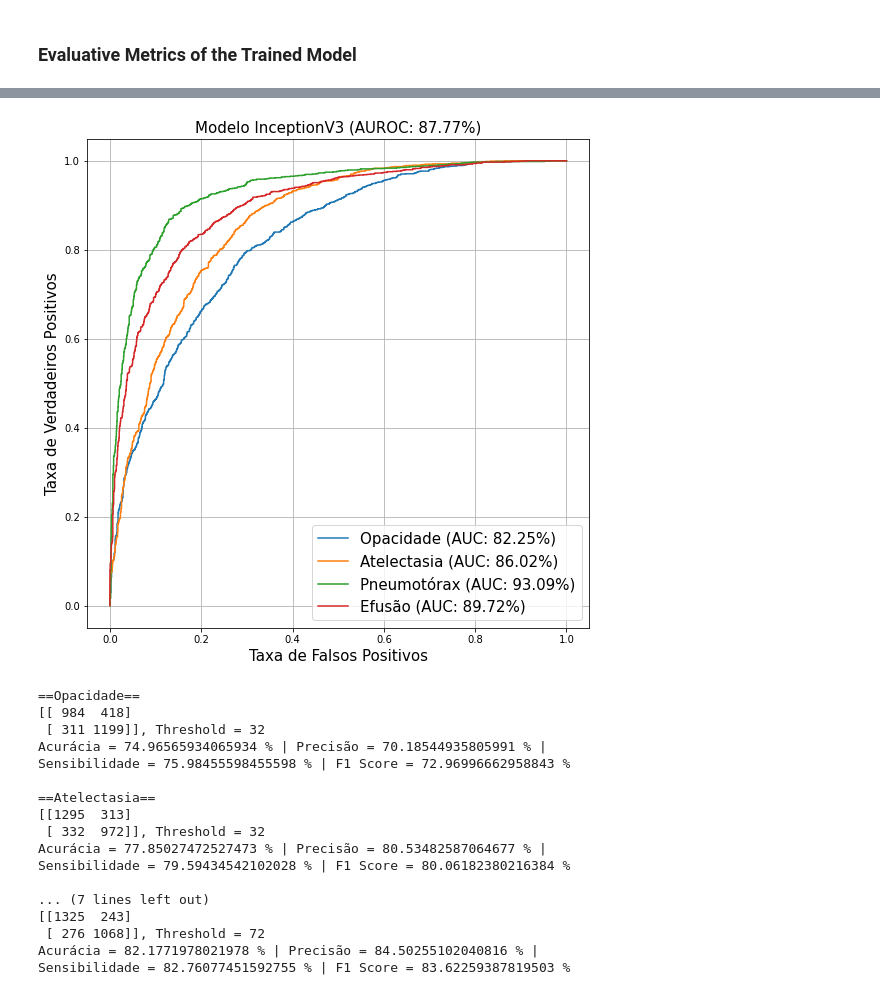
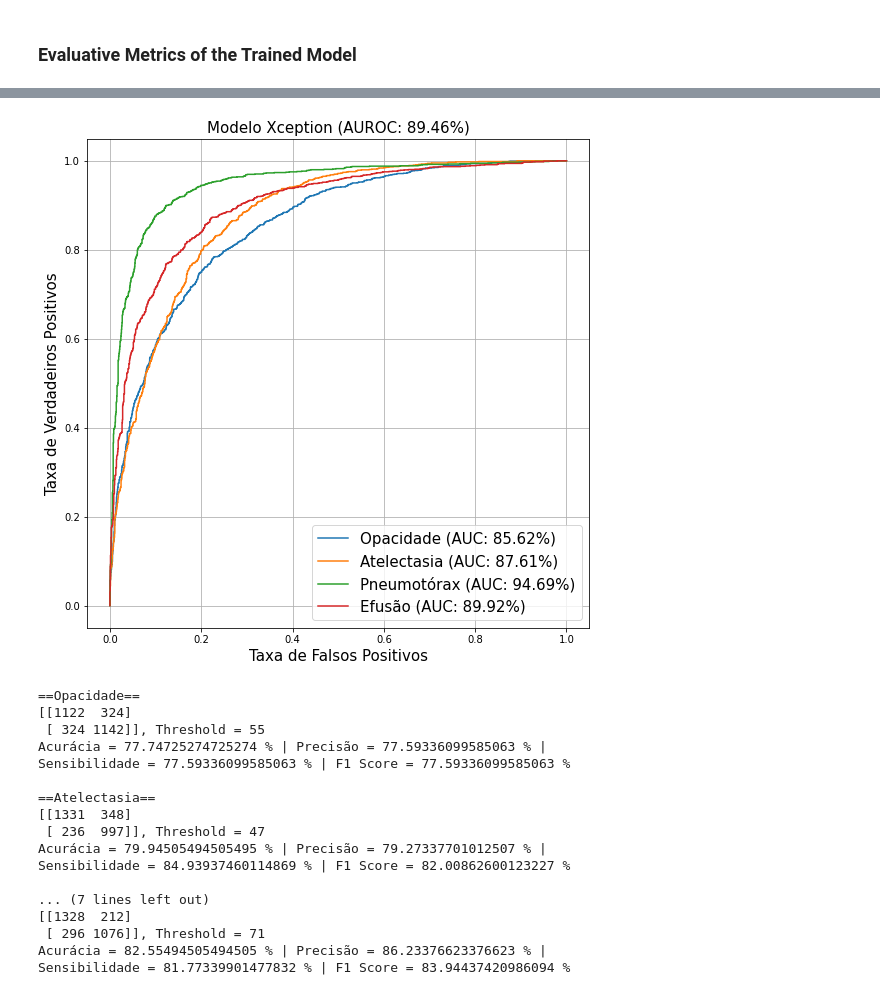
Before and after one commit to Alyssonmach/cnn-lung-diseases, a Jupyter notebook: experiments/second-paper/abnormality-classification/abnormality_classification_xception.ipynb, the cells around one changed output, grey strips where cells are left out. Cells and saved outputs as stored; diff of their text form; code cells hidden in the pictures.

Commit message:
classificação multirrótulo com a arquitetura xception

```diff
--- a/experiments/second-paper/abnormality-classification/abnormality_classification_xception.ipynb
+++ b/experiments/second-paper/abnormality-classification/abnormality_classification_xception.ipynb
@@ -422,17 +426,17 @@ labels_portugues = ['Opacidade', 'Atelectasia',
 # %%
 fig, c_ax = plt.subplots(1, 1, figsize = (9, 9))
 for (idx, c_label) in enumerate(labels_portugues):
     fpr, tpr, thresholds = roc_curve(test_Y[:, idx].astype(int), y_pred[:, idx])
     c_ax.plot(fpr, tpr, label = '{} (AUC: {:.2f}%)'.format(c_label, auc(fpr, tpr) * 100))
 c_ax.legend(fontsize = 15)
 c_ax.set_xlabel('Taxa de Falsos Positivos', size = 15)
 c_ax.set_ylabel('Taxa de Verdadeiros Positivos', size = 15)
-c_ax.set_title('Modelo InceptionV3 (AUROC: ' + str(roc_auc_score(test_Y.astype(int), y_pred)*100)[0:5] + '%)', size = 15)
+c_ax.set_title('Modelo Xception (AUROC: ' + str(roc_auc_score(test_Y.astype(int), y_pred)*100)[0:5] + '%)', size = 15)
 c_ax.grid(True)
 # %% [output]
-[figure, old version]
+[figure, new version]
 # %%
-bests_thresholds = [32, 32, 44, 72]
+bests_thresholds = [55, 47, 39, 71]
 for label_index in range(0,4):
   y_pred_bin = binarize_preds(pred_array = y_pred, column = label_index,
                               threshold = bests_thresholds[label_index])
@@ -447,19 +451,19 @@ for label_index in range(0,4):
         f'\nSensibilidade = {recall*100} % | F1 Score = {f1_score*100} %\n')
 # %% [output]
 ==Opacidade==
-[[ 984  418]
- [ 311 1199]], Threshold = 32
-Acurácia = 74.96565934065934 % | Precisão = 70.18544935805991 % |
-Sensibilidade = 75.98455598455598 % | F1 Score = 72.96996662958843 %
+[[1122  324]
+ [ 324 1142]], Threshold = 55
+Acurácia = 77.74725274725274 % | Precisão = 77.59336099585063 % |
+Sensibilidade = 77.59336099585063 % | F1 Score = 77.59336099585063 %
 
 ==Atelectasia==
-[[1295  313]
- [ 332  972]], Threshold = 32
-Acurácia = 77.85027472527473 % | Precisão = 80.53482587064677 % |
-Sensibilidade = 79.59434542102028 % | F1 Score = 80.06182380216384 %
+[[1331  348]
+ [ 236  997]], Threshold = 47
+Acurácia = 79.94505494505495 % | Precisão = 79.27337701012507 % |
+Sensibilidade = 84.93937460114869 % | F1 Score = 82.00862600123227 %
 
 ... (7 lines left out)
-[[1325  243]
- [ 276 1068]], Threshold = 72
-Acurácia = 82.1771978021978 % | Precisão = 84.50255102040816 % |
-Sensibilidade = 82.76077451592755 % | F1 Score = 83.62259387819503 %
+[[1328  212]
+ [ 296 1076]], Threshold = 71
+Acurácia = 82.55494505494505 % | Precisão = 86.23376623376623 % |
+Sensibilidade = 81.77339901477832 % | F1 Score = 83.94437420986094 %
```
Also changed, not shown: parts of 8 cells of this notebook.
